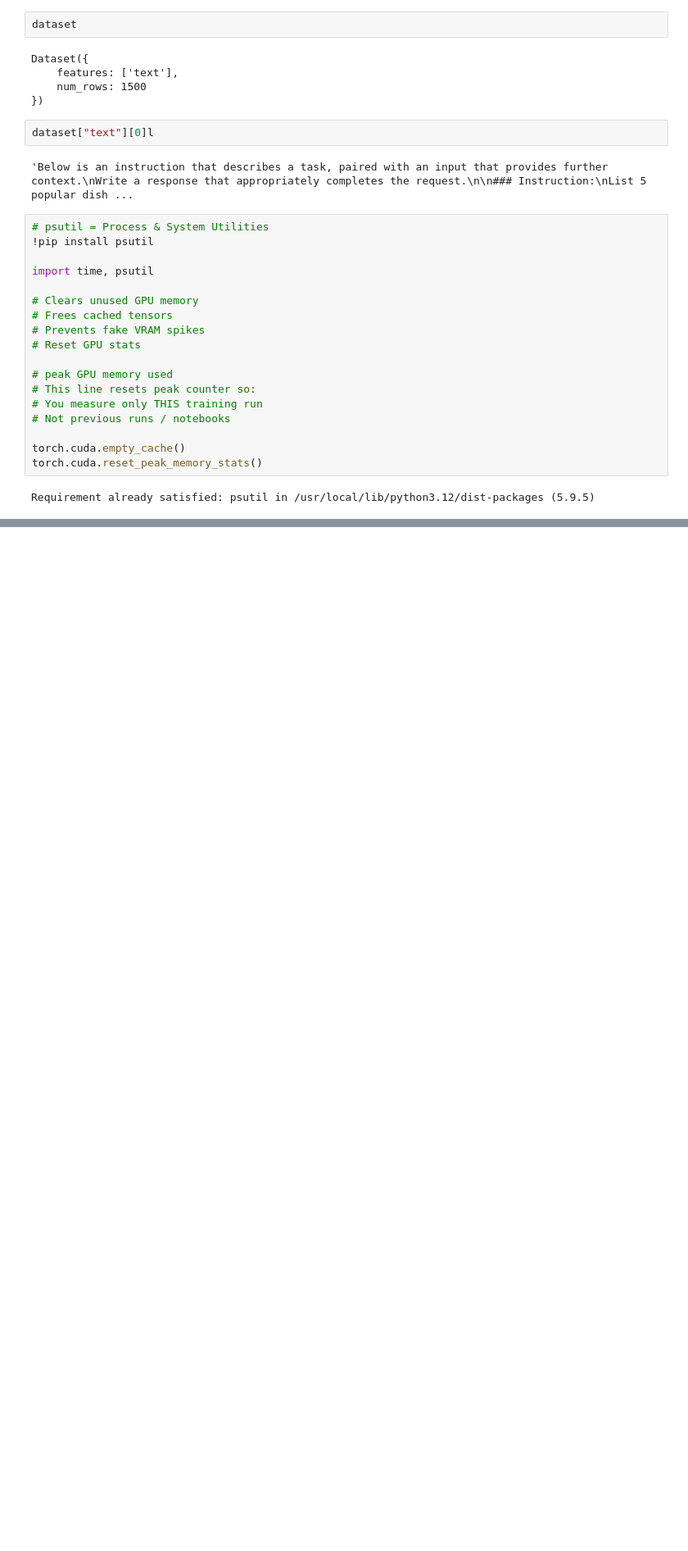
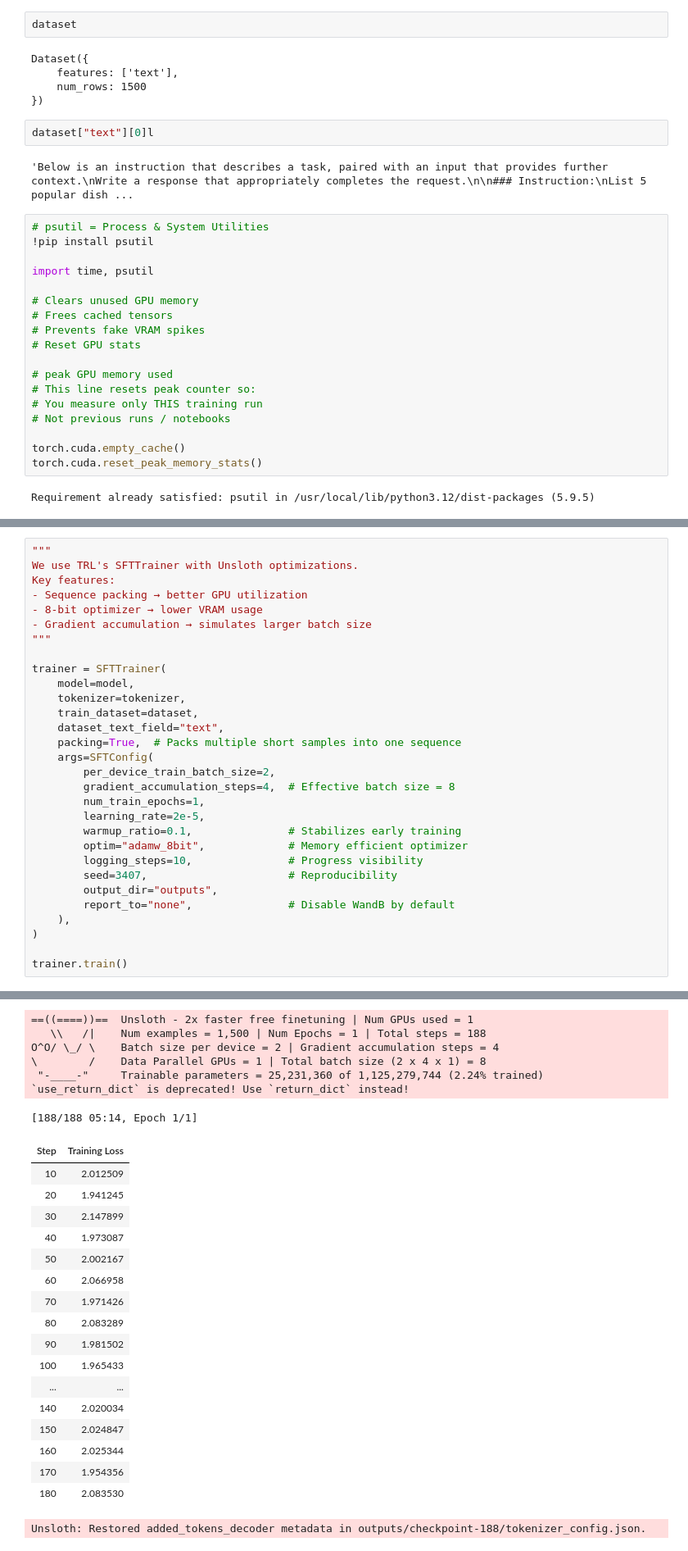
Before and after one commit to rithik-06/RAG---pipeline-with-mlflow-cicd, a Jupyter notebook: unsloth_fine_tuining/Unsloth_fine_tuning_colab_nb (1).ipynb, the cells around one changed output, grey strips where cells are left out. Shown at 82% size. Saved outputs shown, nothing was run; the diff lists cells and outputs as text; blank space fills up the shorter version.

```diff
--- a/unsloth_fine_tuining/Unsloth_fine_tuning_colab_nb.ipynb
+++ b/unsloth_fine_tuining/Unsloth_fine_tuning_colab_nb (1).ipynb
@@ -285,0 +296,31 @@ Requirement already satisfied: psutil in /usr/local/lib/python3.12/dist-packages
+# %%
+"""
+We use TRL's SFTTrainer with Unsloth optimizations.
+Key features:
+- Sequence packing → better GPU utilization
+- 8-bit optimizer → lower VRAM usage
+- Gradient accumulation → simulates larger batch size
+"""
+
+trainer = SFTTrainer(
+    model=model,
+    tokenizer=tokenizer,
+    train_dataset=dataset,
+    dataset_text_field="text",
+    packing=True,  # Packs multiple short samples into one sequence
+    args=SFTConfig(
+        per_device_train_batch_size=2,
+        gradient_accumulation_steps=4,  # Effective batch size = 8
+        num_train_epochs=1,
+        learning_rate=2e-5,
+        warmup_ratio=0.1,               # Stabilizes early training
+        optim="adamw_8bit",             # Memory efficient optimizer
+        logging_steps=10,               # Progress visibility
+        seed=3407,                      # Reproducibility
+        output_dir="outputs",
+        report_to="none",               # Disable WandB by default
+    ),
+)
+
+trainer.train()
+# %% [output]
@@ -285,0 +329,25 @@ Requirement already satisfied: psutil in /usr/local/lib/python3.12/dist-packages
+==((====))==  Unsloth - 2x faster free finetuning | Num GPUs used = 1
+   \\   /|    Num examples = 1,500 | Num Epochs = 1 | Total steps = 188
+O^O/ \_/ \    Batch size per device = 2 | Gradient accumulation steps = 4
+\        /    Data Parallel GPUs = 1 | Total batch size (2 x 4 x 1) = 8
+ "-____-"     Trainable parameters = 25,231,360 of 1,125,279,744 (2.24% trained)
+`use_return_dict` is deprecated! Use `return_dict` instead!
+[188/188 05:14, Epoch 1/1]
+| Step | Training Loss |
+| 10 | 2.012509 |
+| 20 | 1.941245 |
+| 30 | 2.147899 |
+| 40 | 1.973087 |
+| 50 | 2.002167 |
+| 60 | 2.066958 |
+| 70 | 1.971426 |
+| 80 | 2.083289 |
+| 90 | 1.981502 |
+| 100 | 1.965433 |
+| ... | ... |
+| 140 | 2.020034 |
+| 150 | 2.024847 |
+| 160 | 2.025344 |
+| 170 | 1.954356 |
+| 180 | 2.083530 |
+Unsloth: Restored added_tokens_decoder metadata in outputs/checkpoint-188/tokenizer_config.json.
```
Also changed, not shown: parts of 6 cells of this notebook.
